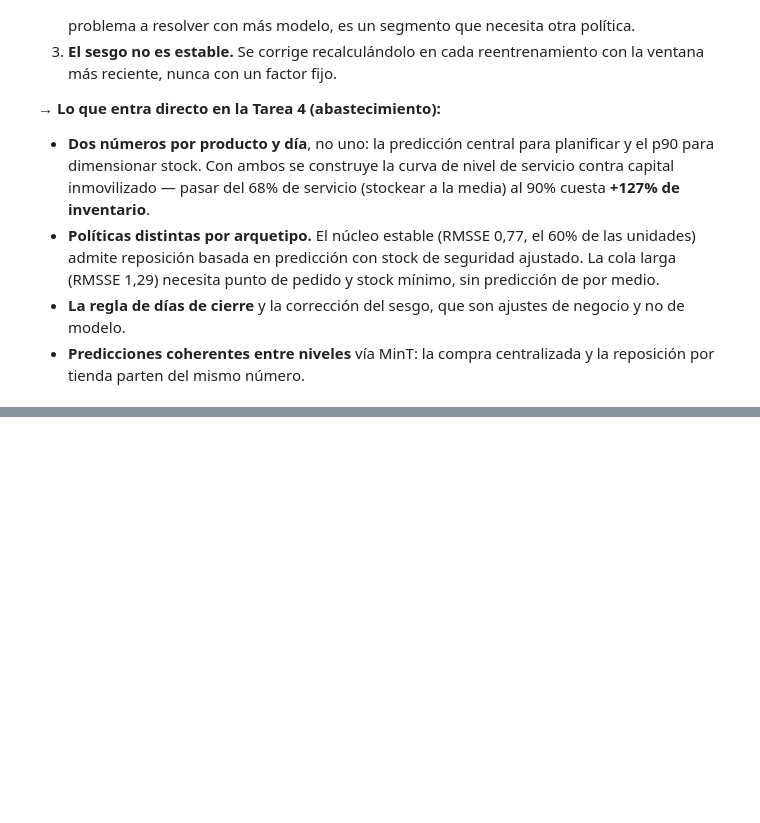
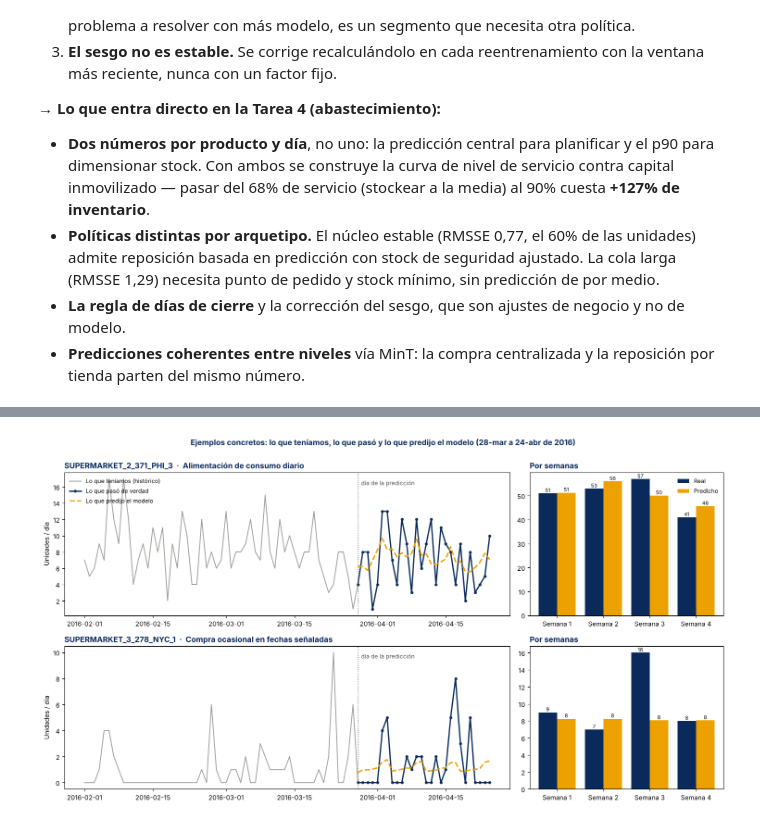
Before and after one commit to JuanCeruso/DSMarket, a Jupyter notebook: 03_Forecasting_DSMarket.ipynb, the cells around one changed output, grey strips where cells are left out. Drawn from its saved outputs; the diff is of its cells as text; code cells hidden in the pictures; blank space fills up the shorter version.

```diff
--- a/03_Forecasting_DSMarket.ipynb
+++ b/03_Forecasting_DSMarket.ipynb
@@ -986,0 +1132,46 @@ predicciones_28dias_p90.csv: (30490, 29) | total 28 días: 2,589,559 unidades
+# %%
+import forecast_semanal as fw
+EJEMPLOS = ['SUPERMARKET_2_371_PHI_3', 'SUPERMARKET_3_278_NYC_1']   # uno de venta diaria y uno de venta irregular
+s_, e_ = folds_[2]                                                  # última ventana: 28-mar a 24-abr de 2016
+fechas_ = pd.to_datetime(cal_['date'].values)
+pred_ult = preds_act[('actual', 2)]
+HIST = 56                                                           # 8 semanas de historia antes del corte
+
+fig, axes = plt.subplots(2, 2, figsize=(15, 8), gridspec_kw={'width_ratios': [2.3, 1]})
+filas_ej = []
+for fila, serie_id in enumerate(EJEMPLOS):
+    i = int(np.nonzero(meta_['id'].values == serie_id)[0][0])
+    grupo = meta_['nombre_grupo'].iloc[i]
+    real = V_[i, s_:e_].astype(float); pred = pred_ult[i]
+    ax = axes[fila, 0]
+    ax.plot(fechas_[s_-HIST:s_+1], V_[i, s_-HIST:s_+1], color='#9a9a96', linewidth=1.3, label='Lo que teníamos (histórico)')
+    ax.plot(fechas_[s_:e_], real, color=DSMARKET_NAVY, linewidth=2, marker='o', markersize=3.5, label='Lo que pasó de verdad')
+    ax.plot(fechas_[s_:e_], pred, color=DSMARKET_GOLD, linewidth=2.2, linestyle='--', label='Lo que predijo el modelo')
+    ax.axvline(fechas_[s_], color='#52514e', linestyle=':', linewidth=1)
+    ax.text(fechas_[s_], ax.get_ylim()[1] * 0.95, '  día de la predicción', fontsize=9, color='#52514e', va='top')
+    ax.set_title(f'{serie_id}  ·  {grupo}', color=DSMARKET_NAVY, fontweight='bold', loc='left')
+    ax.set_ylabel('Unidades / día')
+    if fila == 0: ax.legend(frameon=False, loc='upper left', fontsize=9)
+    # la misma serie sumada por semanas
+    rs, ps = fw.a_semanas(real[None])[0], fw.a_semanas(pred[None])[0]
+    ax = axes[fila, 1]
+    x = np.arange(4)
+    ax.bar(x - 0.2, rs, width=0.4, color=DSMARKET_NAVY, label='Real')
+    ax.bar(x + 0.2, ps, width=0.4, color=DSMARKET_GOLD, label='Predicho')
+    for k in range(4):
+        ax.text(x[k] - 0.2, rs[k], f'{rs[k]:.0f}', ha='center', va='bottom', fontsize=8)
+        ax.text(x[k] + 0.2, ps[k], f'{ps[k]:.0f}', ha='center', va='bottom', fontsize=8)
+    ax.set_xticks(x); ax.set_xticklabels([f'Semana {k+1}' for k in range(4)])
+    ax.set_title('Por semanas', color=DSMARKET_NAVY, fontweight='bold', loc='left')
+    if fila == 0: ax.legend(frameon=False, fontsize=9)
+    filas_ej.append({'serie': serie_id, 'grupo': grupo,
+                     'días sin venta (%)': (real == 0).mean() * 100,
+                     'error por día (WAPE %)': fw.wape(real, pred),
+                     'error por semana (WAPE %)': fw.wape(rs, ps),
+                     'vendido en 4 semanas': real.sum(), 'predicho en 4 semanas': pred.sum()})
+plt.suptitle('Ejemplos concretos: lo que teníamos, lo que pasó y lo que predijo el modelo (28-mar a 24-abr de 2016)',
+             color=DSMARKET_NAVY, fontweight='bold', y=1.0)
+plt.tight_layout(); plt.show()
+pd.DataFrame(filas_ej).set_index('serie').round(1)
+# %% [output]
+[figure, added]
```
Also changed, not shown: parts of 30 cells of this notebook, 8 other files.
